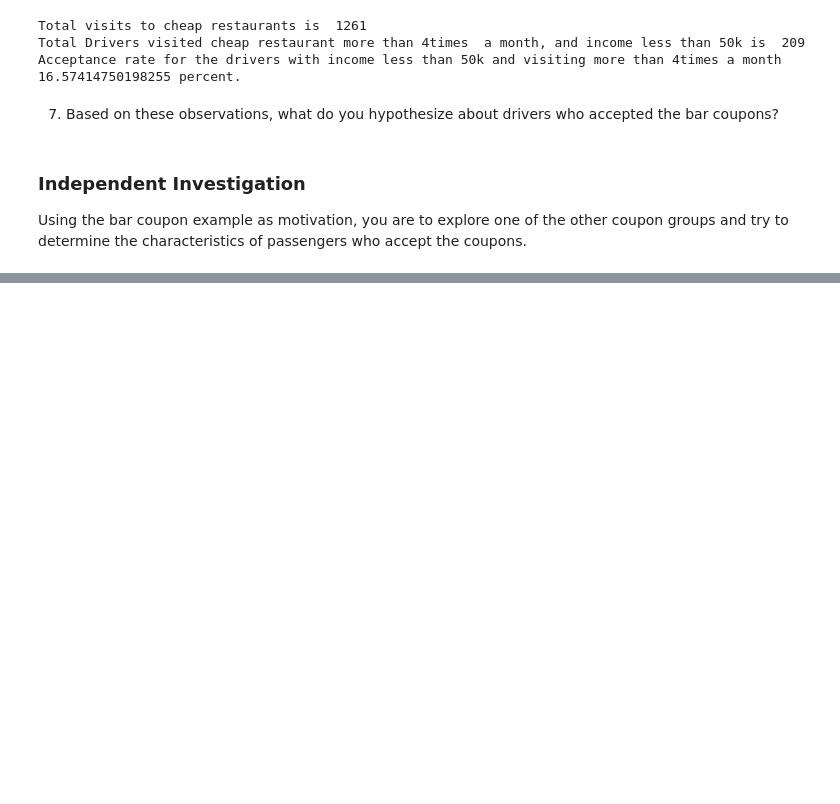
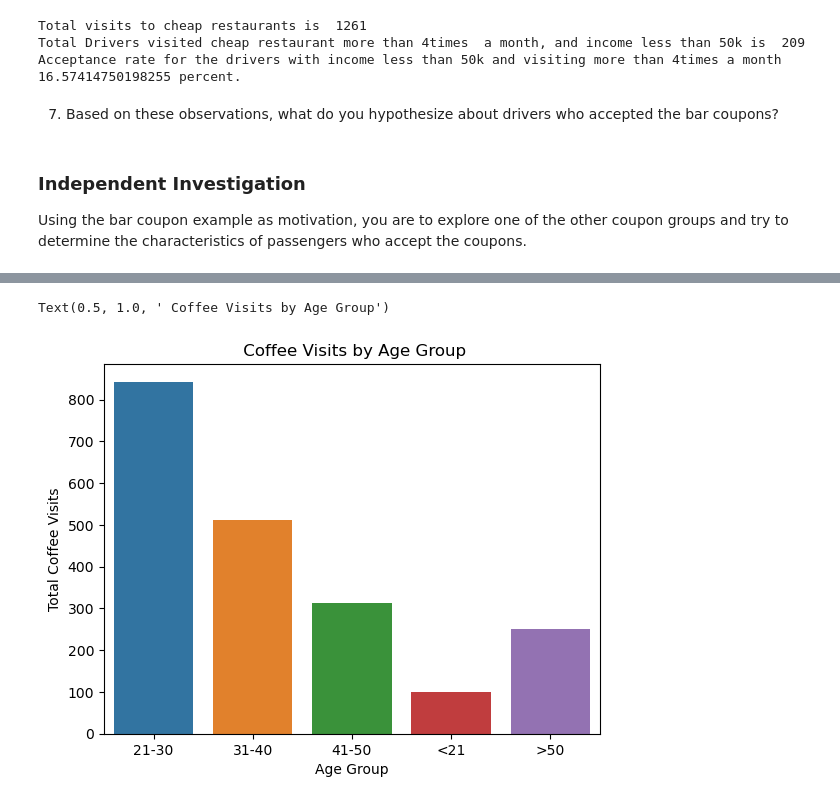
Before and after one commit to marrisp/coupon, a Jupyter notebook: prompt.ipynb, the cells around one changed output, grey strips where cells are left out. Saved outputs shown, nothing was run; the diff lists cells and outputs as text; code cells hidden in the pictures; blank space fills up the shorter version.

```diff
--- a/prompt.ipynb
+++ b/prompt.ipynb
@@ -471,0 +498,10 @@ Using the bar coupon example as motivation, you are to explore one of the other
+# %%
+# 3. Explore the age groups visiting the coffee house more than once in a month
+
+#Categorizing the age into fewer buckets
+df_coffee_age=df_coffee_visits.replace({'age': {'21': '21-30','46': '41-50', '26': '21-30','41': '41-50','31': '31-40','36': '31-40','50plus': '>50','below21': '<21'}}).reset_index()
+
+#Grouping based on the age group
+df_coffee_age = df_coffee_age.groupby('age').size().to_frame('Total Visits').reset_index()
+
+df_coffee_age
@@ -471,0 +515,9 @@ Using the bar coupon example as motivation, you are to explore one of the other
+# %%
+fig = sns.barplot(data=df_coffee_age,x='age',y='Total Visits')
+
+fig.set_xlabel('Age Group')
+fig.set_ylabel('Total Coffee Visits')
+fig.set_title(' Coffee Visits by Age Group')
+# %% [output]
+Text(0.5, 1.0, ' Coffee Visits by Age Group')
+[figure, added]
```
Also changed, not shown: parts of 16 cells of this notebook.
